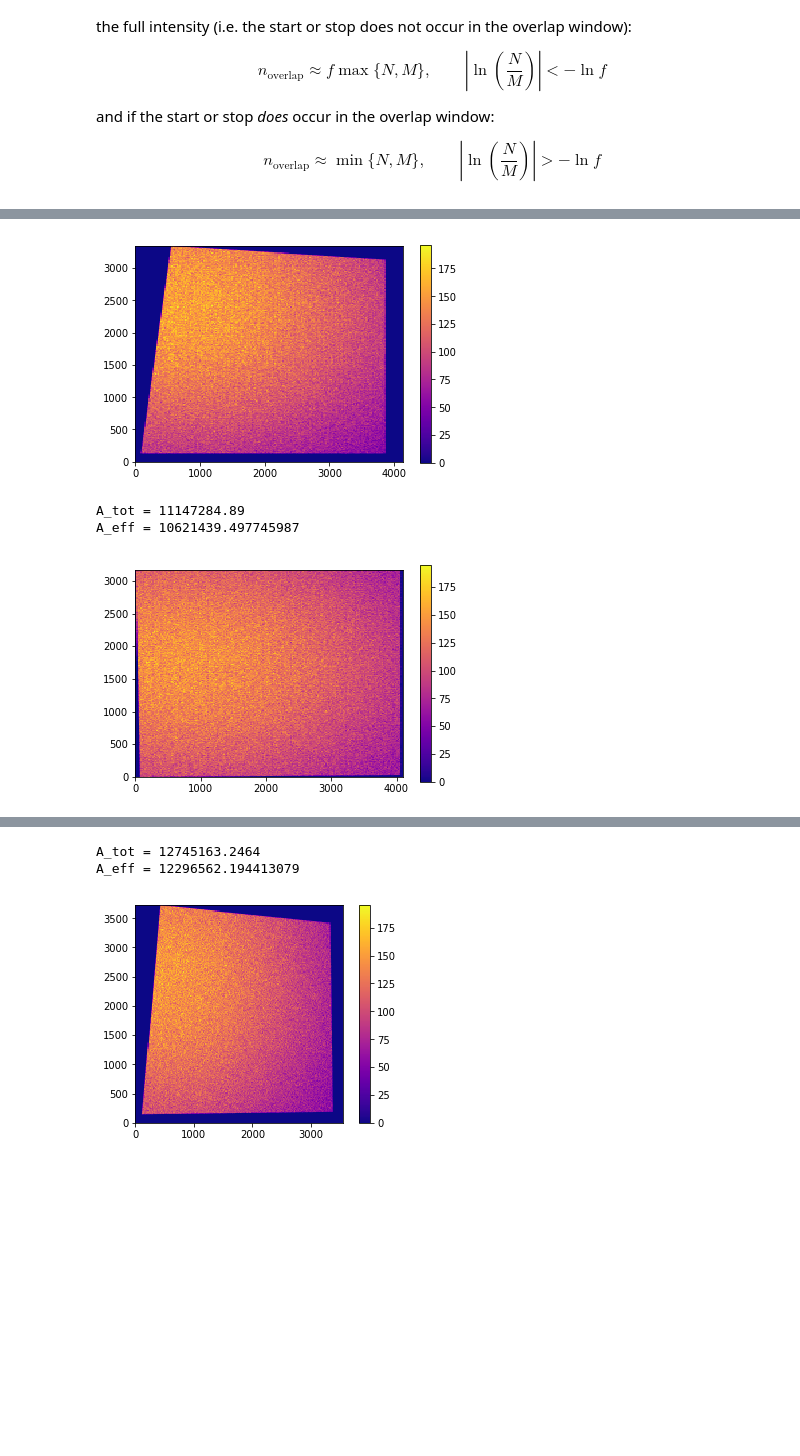
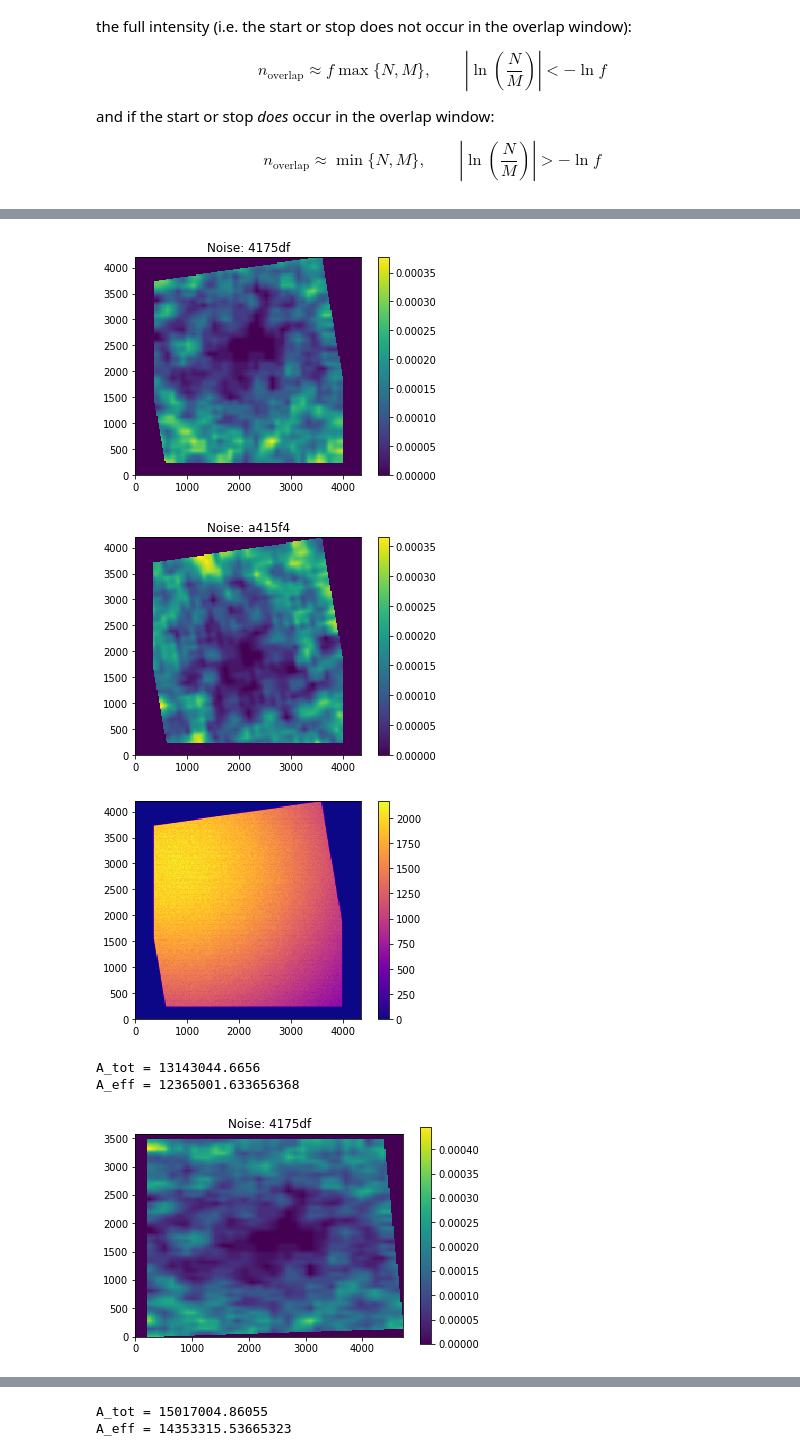
Before and after one commit to swaneyjr/crayscripts, a Jupyter notebook: beam_analysis.ipynb, the cells around one changed output, grey strips where cells are left out. Cells and saved outputs as stored; diff of their text form; code cells hidden in the pictures; blank space fills up the shorter version.

```diff
--- a/beam_analysis.ipynb
+++ b/beam_analysis.ipynb
@@ -1053,9 +1289,7 @@ for c in COMBINATIONS:
 
     # get first frames
     spl = spills[0]
-    f_ij = [spl.get_file(p, spl[p][0], filetype='corr') for p in c]
-
-    res_y, res_x = f_ij[0]['shape']
+    f_ij = [Spill.get_file(p, spl[p][0], filetype='corr') for p in c]
 
     x_offsets = [f['align'][0] for f in f_ij]
     y_offsets = [f['align'][1] for f in f_ij]
@@ -1064,20 +1298,22 @@ for c in COMBINATIONS:
     dx = np.diff(x_offsets)[0] / PIX_SIZE
     dy = np.diff(y_offsets)[0] / PIX_SIZE
 
-    X_MIN[c] = max(x_offsets)-(res_x*(max_ux+np.cos(max_phi)) + res_y*(max_uxy+np.sin(max_phi)))/2*PIX_SIZE
-    Y_MIN[c] = max(y_offsets)-(res_y*(max_uy+np.cos(max_phi)) + res_x*(max_uxy+np.sin(max_phi)))/2*PIX_SIZE
+    X_MIN[c] = max(x_offsets)-(RES_X*(max_ux+np.cos(max_phi)) + RES_Y*(max_uxy+np.sin(max_phi)))/2*PIX_SIZE
+    Y_MIN[c] = max(y_offsets)-(RES_Y*(max_uy+np.cos(max_phi)) + RES_X*(max_uxy+np.sin(max_phi)))/2*PIX_SIZE
 
-    X_SIZE[c] = int(res_x*(max_ux+np.cos(max_phi))+res_y*(max_uxy+np.sin(max_phi)) - np.abs(dx)) + 1
-    Y_SIZE[c] = int(res_y*(max_uy+np.cos(max_phi))+res_x*(max_uxy+np.sin(max_phi)) - np.abs(dy)) + 1
+    X_SIZE[c] = int(RES_X*(max_ux+np.cos(max_phi))+RES_Y*(max_uxy+np.sin(max_phi)) - np.abs(dx)) + 1
+    Y_SIZE[c] = int(RES_Y*(max_uy+np.cos(max_phi))+RES_X*(max_uxy+np.sin(max_phi)) - np.abs(dy)) + 1
 
     for f in f_ij: f.close()
 # %%
 # first perform cut with only hits in intersecting region in lab space
+
+NOISE_INTERSECT = {}
 
 # get alignment params
 aligns = {}
 for p in PHONE_LIST:
-    f0 = spills[0].get_file(p, spills[0][p][0], filetype='corr')
+    f0 = Spill.get_file(p, spills[0][p][0], filetype='corr')
     aligns[p] = f0['align'].copy()
     f0.close()
 
@@ -1089,7 +1325,7 @@ for c in COMBINATIONS:
     for pi in c:
         for spl in spills:
             for t in spl[pi]:
-                fi = spl.get_file(pi, t, filetype='corr')
+                fi = Spill.get_file(pi, t, filetype='corr')
 
                 x_cut = fi['x']
                 y_cut = fi['y']
@@ -1107,7 +1343,7 @@ for c in COMBINATIONS:
                 x_coords = (x_cut - X_MIN[c]) / PIX_SIZE
                 y_coords = (y_cut - Y_MIN[c]) / PIX_SIZE
 
-                np.savez('{0}/{1}/{2}_p{3}_t{4}_{1}.npz'.format(DIR, subdir, PREFIX, pi, t), \
+                np.savez('{}/{}/{}_p{}_t{}.npz'.format(DIR, subdir, PREFIX, pi, t), \
                      x=x_coords, y=y_coords, align=aligns[p])
                 fi.close()
 # %% [markdown]
@@ -1115,31 +1351,64 @@ In order to find $\int d^2\vec{r_1} P(\vec{r_1})^2$, we note that for a histogra
 # %%
 # find the effective area
 hist_side = 200
-beam_profile_corr = {}
+
+BEAM_PROFILE_CORR = {}
+NOISE_INTERSECT = {}
 
 for c in COMBINATIONS:
     profile = np.zeros((hist_side, hist_side))
 
     bx = np.linspace(0, X_SIZE[c]-1, hist_side+1)
     by = np.linspace(0, Y_SIZE[c]-1, hist_side+1)
 
     for spl in spills:
         for p in c:
             for t in spl[p]:
-                f = spl.get_file(p, t, filetype='_'.join(map(lambda pi: str(pi)[:6], np.sort(c))))
+                f = Spill.get_file(p, t, filetype='_'.join(map(lambda pi: str(pi)[:6], np.sort(c))))
                 profile += np.histogram2d(f['x'], f['y'], bins=(bx, by))[0]
                 f.close()
 
-    beam_profile_corr[c] = (profile*(profile-1)).sum() / profile.sum()**2 * profile.size / X_SIZE[c] / Y_SIZE[c]
+    BEAM_PROFILE_CORR[c] = (profile*(profile-1)).sum() / profile.sum()**2 * profile.size / X_SIZE[c] / Y_SIZE[c]
+
+    # also handle noise
+    bxx, byy = np.meshgrid(bx[:-1], by[:-1])
+    for p in c:
+        bxx_sensor, byy_sensor = inverse_map((bxx*PIX_SIZE + X_MIN[c]).flatten(), \
+                                             (byy*PIX_SIZE + Y_MIN[c]).flatten(), \
+                                             *aligns[p])
+
+        # now map to coordinates of the noise histograms
+        cut = (np.abs(bxx_sensor) < RES_X / 2 * PIX_SIZE) & (np.abs(byy_sensor) < RES_Y / 2 * PIX_SIZE)
+
+        bxx_pix = (bxx_sensor / PIX_SIZE + RES_X / 2).astype(int)
+        byy_pix = (byy_sensor / PIX_SIZE + RES_Y / 2).astype(int)
+
+        bxx_cut = bxx_pix[cut]
+        byy_cut = byy_pix[cut]
+        values_cut = NOISE[p][bxx_cut, byy_cut]
+
+        template = np.zeros((hist_side, hist_side))
+        ixx, iyy = np.meshgrid(np.arange(hist_side), np.arange(hist_side))
+        template[ixx.flatten()[cut], iyy.flatten()[cut]] = values_cut * X_SIZE[c] * Y_SIZE[c] / hist_side ** 2
+        template[profile == 0] = 0
+
+        NOISE_INTERSECT[(c, p)] = template
+
+        plt.imshow(template, cmap='viridis', extent=[0, X_SIZE[c], 0, Y_SIZE[c]])
+        plt.colorbar()
+        plt.title('Noise: {}'.format(p[:6]))
+        plt.show()
 
     plt.imshow(profile, cmap='plasma', extent=[0, X_SIZE[c], 0, Y_SIZE[c]])
     plt.colorbar()
     plt.show()
 
     print('A_tot = {}'.format(np.count_nonzero(profile) * X_SIZE[c]*Y_SIZE[c] / profile.size))
-    print('A_eff = {}'.format(1/beam_profile_corr[c]))
+    print('A_eff = {}'.format(1/BEAM_PROFILE_CORR[c]))
 # %% [output]
-[figure, old version]
+[figure, new version]
+[figure, new version]
+[figure, new version]
-A_tot = 11147284.89
-A_eff = 10621439.497745987
+A_tot = 13143044.6656
+A_eff = 12365001.633656368
-[figure, old version]
+[figure, added]
@@ -1146,3 +1417,2 @@ A_eff = 10621439.497745987
-A_tot = 12745163.2464
-A_eff = 12296562.194413079
+A_tot = 15017004.86055
+A_eff = 14353315.53665323
-[figure, old version]
```
Also changed, not shown: parts of 50 cells of this notebook.
